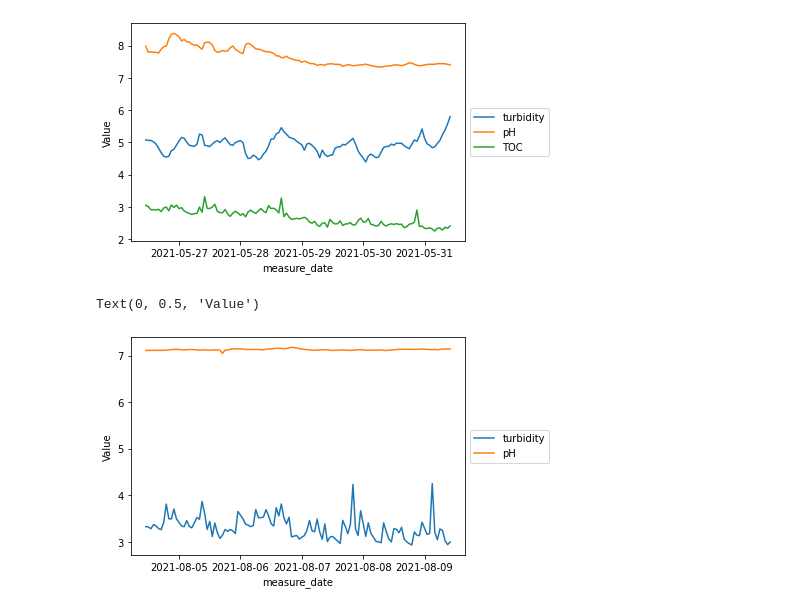
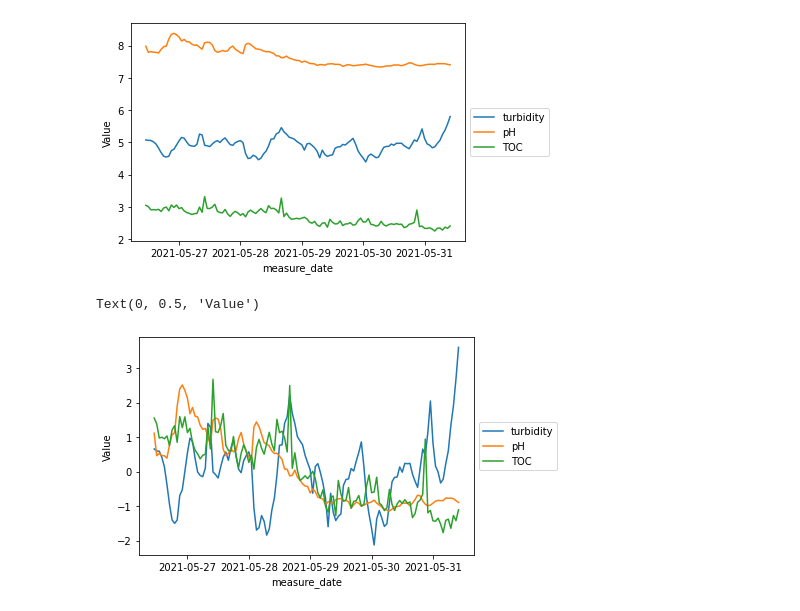
Before and after one commit to Heeseung-Cho/wkit_water_quality, a Jupyter notebook: eda.ipynb, the cells around one changed output. Drawn from its saved outputs; the diff is of its cells as text; code cells hidden in the pictures.

```diff
--- a/eda.ipynb
+++ b/eda.ipynb
@@ -147,11 +189,17 @@ plt.ylabel("Value")
 # %% [output]
 Text(0, 0.5, 'Value')
 [figure]
+# %%
+## 정규화
+num_cols = data_sample1.select_dtypes(include = np.number).columns
+sample1_reg = data_sample1.copy()
+sample1_reg[num_cols] = StandardScaler().fit_transform(sample1_reg[num_cols])
 # %%
-sns.lineplot(x = "measure_date", y = "turbidity",  data = data_sample2)
-sns.lineplot(x = "measure_date", y = "pH",  data = data_sample2)
-plt.legend(labels = ["turbidity","pH"], loc='center left', bbox_to_anchor=(1,0.5))
+sns.lineplot(x = "measure_date", y = "turbidity",  data = sample1_reg)
+sns.lineplot(x = "measure_date", y = "pH",  data = sample1_reg)
+sns.lineplot(x = "measure_date", y = "TOC",  data = sample1_reg)
+plt.legend(labels = ["turbidity","pH", "TOC"], loc='center left', bbox_to_anchor=(1,0.5))
 plt.ylabel("Value")
 # %% [output]
 Text(0, 0.5, 'Value')
-[figure, old version]
+[figure, new version]
```
Also changed, not shown: parts of 15 cells of this notebook.
